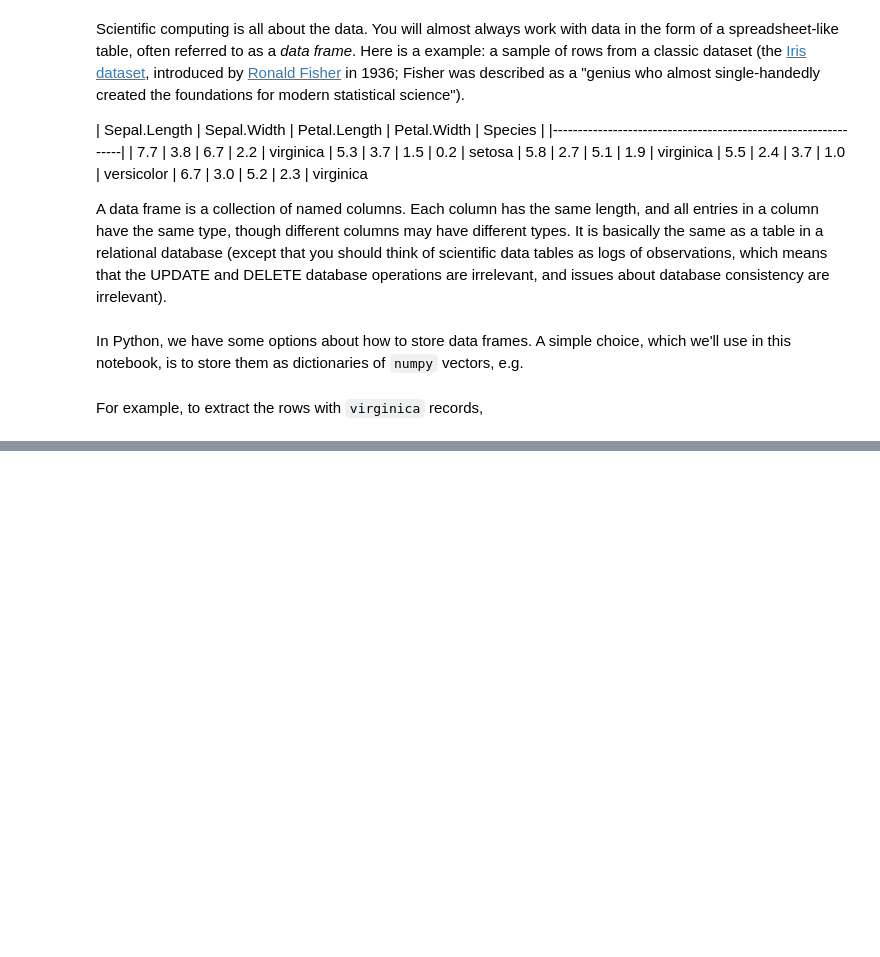
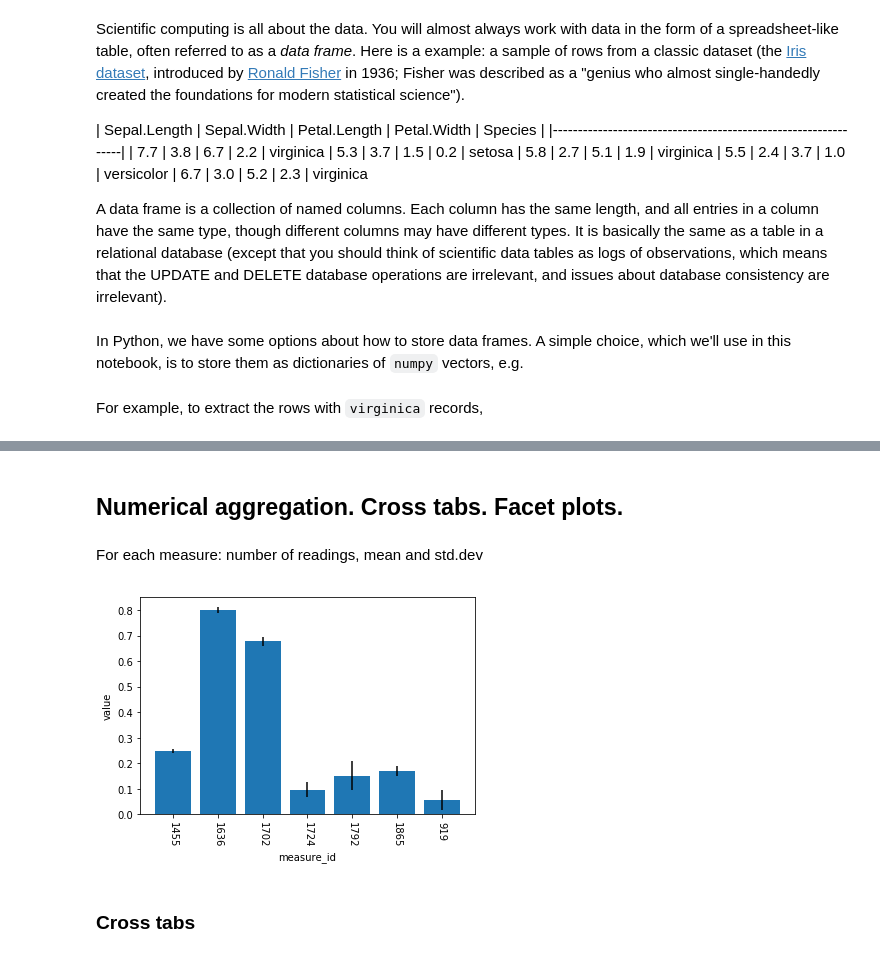
Before and after one commit to damonjw/scicomp, a Jupyter notebook: 3. Working with data.ipynb, the cells around one changed output, grey strips where cells are left out. Saved outputs shown, nothing was run; the diff lists cells and outputs as text; code cells hidden in the pictures; blank space fills up the shorter version.

```diff
--- a/3. Working with data.ipynb
+++ b/3. Working with data.ipynb
@@ -315,0 +232,25 @@ from [Sophie Chou at the MIT Media Lab](http://www.storybench.org/to-scrape-or-n
+# %% [markdown]
+## Numerical aggregation. Cross tabs. Facet plots.
+# %% [markdown]
+For each measure: number of readings, mean and std.dev
+# %%
+res = {'measure_id':[], 'n':[], 'mean':[], 'sd':[]}
+for m in np.unique(df['measure_id']):
+    i = df['measure_id'] == m
+    # Exercise: a better way to get indexes: https://stackoverflow.com/a/23271510
+    res['measure_id'].append(m)
+    res['n'].append(np.count_nonzero(i))
+    res['mean'].append(np.nanmean(df['value'][i]))
+    res['sd'].append(np.nanstd(df['value'][i]))
+
+xs = np.arange(len(res['measure_id']))
+plt.bar(xs, res['mean'], align='center')
+plt.errorbar(xs, res['mean'], yerr=res['sd'], linestyle='None', ecolor='k')
+plt.xticks(xs, res['measure_id'], rotation=-90)
+plt.ylabel('value')
+plt.xlabel('measure_id')
+plt.show()
+# %% [output]
+[figure, added]
+# %% [markdown]
+### Cross tabs
```
Also changed, not shown: parts of 71 cells of this notebook, 6 other files.
